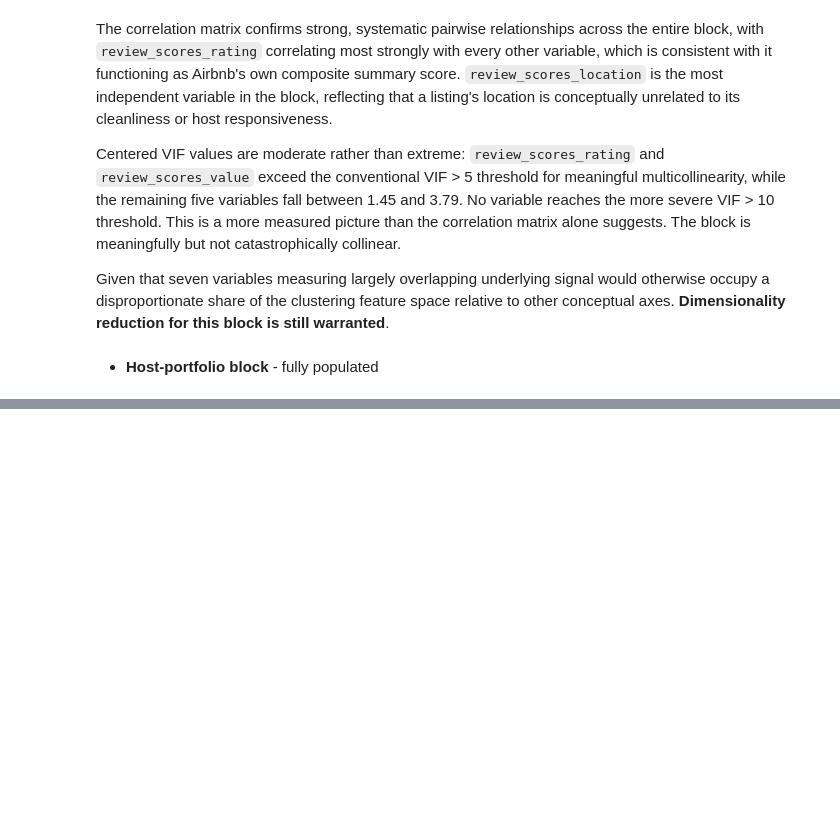
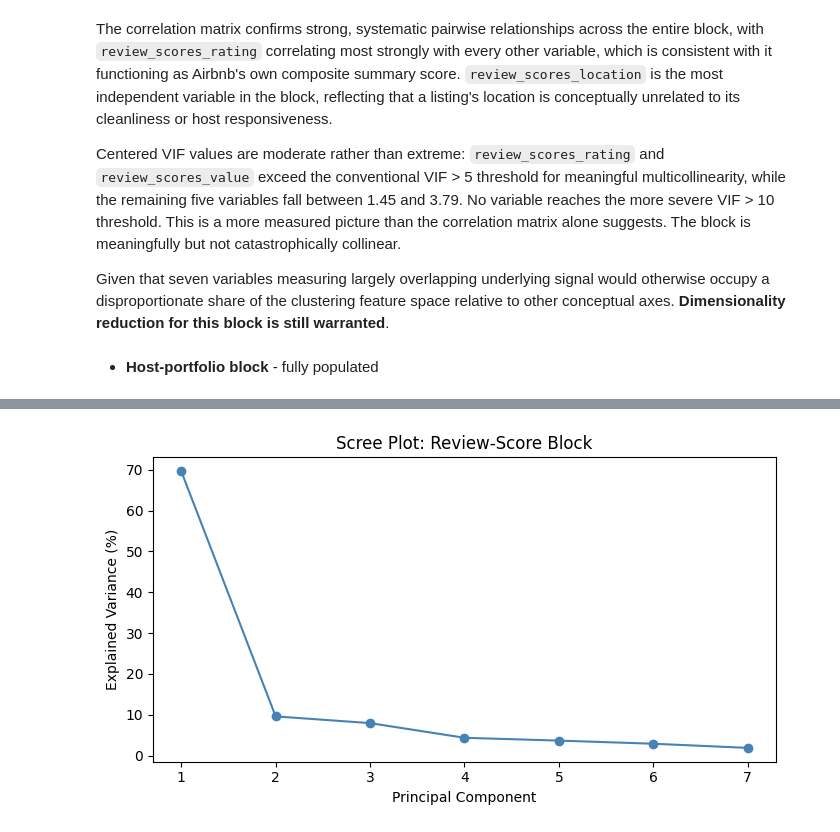
Before and after one commit to pln6/airbnb-market-segmentation-analysis, a Jupyter notebook: notebooks/02_feature_engineering.ipynb, the cells around one changed output, grey strips where cells are left out. Drawn from its saved outputs; the diff is of its cells as text; code cells hidden in the pictures; blank space fills up the shorter version.

```diff
--- a/notebooks/02_feature_engineering.ipynb
+++ b/notebooks/02_feature_engineering.ipynb
@@ -411,0 +414,22 @@ Since only the listings-count trio shows structural redundancy, there is no need
+# %%
+from sklearn.preprocessing import StandardScaler
+from sklearn.decomposition import PCA
+
+# complete-case subset
+review_X = listings_clean[review_score_raw_cols].dropna()
+
+scaler = StandardScaler()
+review_X_scaled = scaler.fit_transform(review_X)
+
+pca = PCA()
+pca.fit(review_X_scaled)
+
+explained_var = pca.explained_variance_ratio_
+cumulative_var = np.cumsum(explained_var)
+
+pca_summary = pd.DataFrame({
+    'component': [f'PC{i+1}' for i in range(len(explained_var))],
+    'explained_variance_%': (explained_var * 100).round(2),
+    'cumulative_%': (cumulative_var * 100).round(2)
+})
+display(pca_summary)
@@ -411,0 +445,12 @@ Since only the listings-count trio shows structural redundancy, there is no need
+# %%
+# scree plot
+fig, ax = plt.subplots(figsize=(7, 4))
+ax.plot(range(1, len(explained_var) + 1), explained_var * 100, marker='o', color='steelblue')
+ax.set_xlabel('Principal Component')
+ax.set_ylabel('Explained Variance (%)')
+ax.set_title('Scree Plot: Review-Score Block')
+ax.set_xticks(range(1, len(explained_var) + 1))
+plt.tight_layout()
+plt.show()
+# %% [output]
+[figure, added]
```
Also changed, not shown: parts of 13 cells of this notebook.
